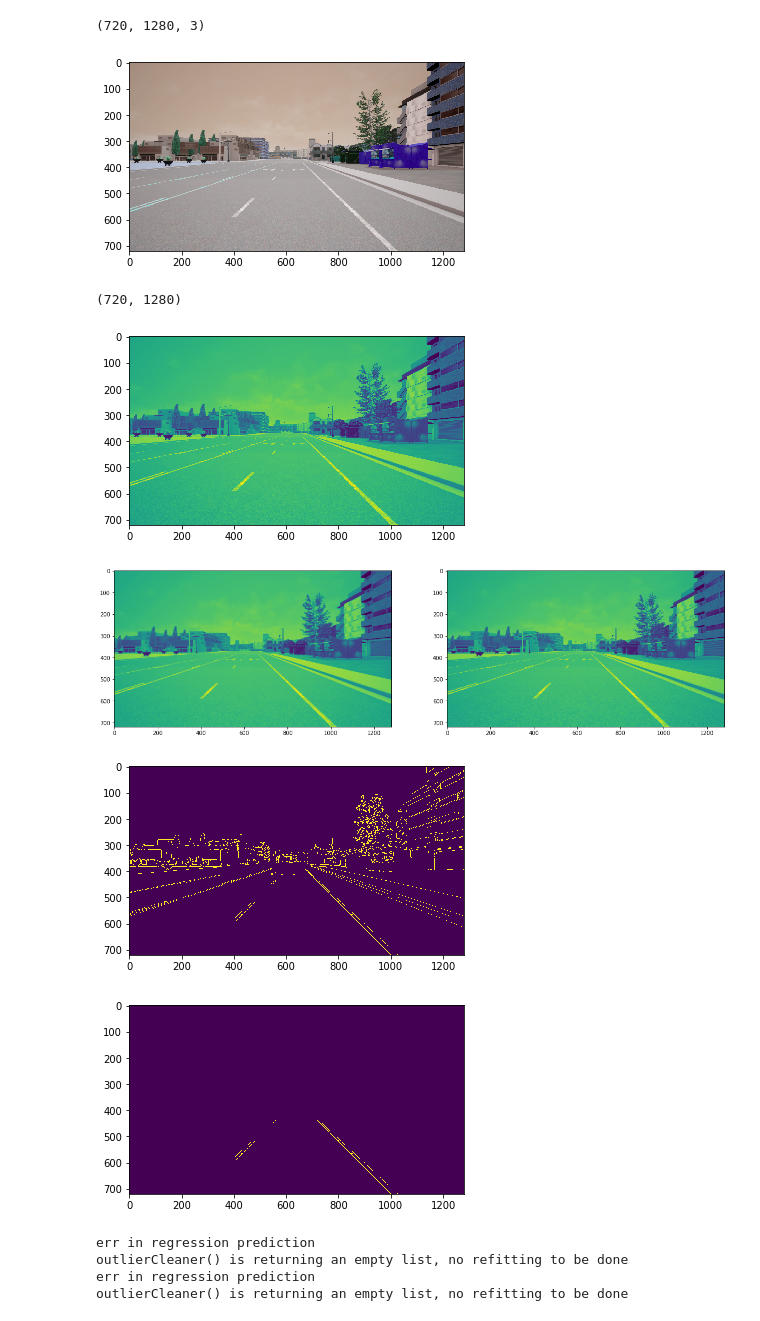
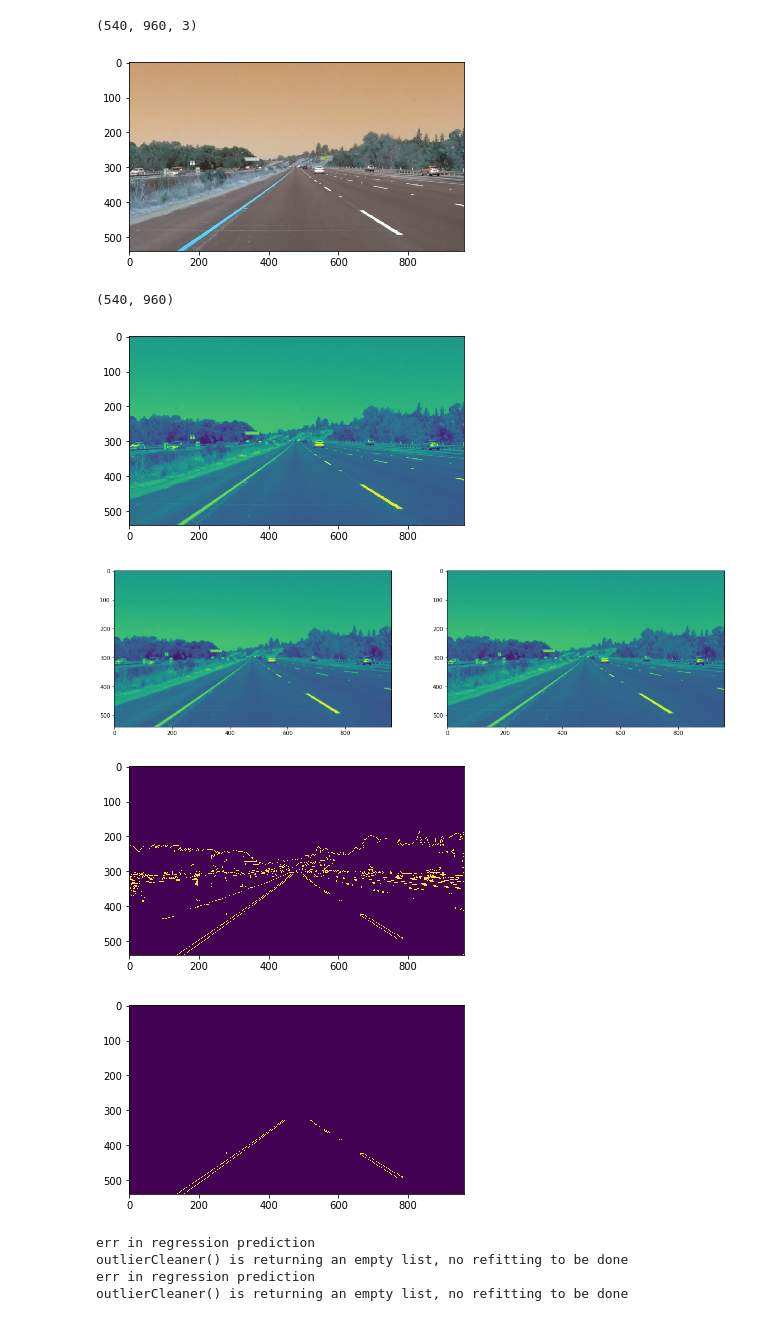
Before and after one commit to xia0long/self-driving-experiments-in-carla, a Jupyter notebook: lane-detection/Lane_Detection.ipynb, the cells around one changed output. Saved outputs shown, nothing was run; the diff lists cells and outputs as text; code cells hidden in the pictures.

```diff
--- a/lane-detection/Lane_Detection.ipynb
+++ b/lane-detection/Lane_Detection.ipynb
@@ -5,21 +5,21 @@ import numpy as np
 import matplotlib.pyplot as plt
 from sklearn.linear_model import LinearRegression
 # %%
-img = cv2.imread("test.jpg")
+img = cv2.imread("test2.jpg")
 print(img.shape)
 plt.imshow(img)
 plt.show()
 # %% [output]
-(720, 1280, 3)
+(540, 960, 3)
-[figure, old version]
+[figure, new version]
 # %%
 gray_img = cv2.cvtColor(img, cv2.COLOR_BGR2GRAY)
 print(gray_img.shape)
 plt.imshow(gray_img)
 plt.show()
 # %% [output]
-(720, 1280)
+(540, 960)
-[figure, old version]
+[figure, new version]
 # %%
 kernel_size = 3
 def gaussian_blur(img, kernel_size):
@@ -33,15 +33,16 @@ plt.subplot(1,2,2)
 plt.imshow(gray_img)
 plt.show()
 # %% [output]
-[figure, old version]
+[figure, new version]
 # %%
 low_threshold = 60
 high_threshold = 150
 canny_img = cv2.Canny(blur_img, low_threshold, high_threshold)
+cv2.imwrite('canny.jpg', canny_img)
 plt.imshow(canny_img)
 plt.show()
 # %% [output]
-[figure, old version]
+[figure, new version]
 # %%
 scale_w = 7 / 16
 scale_h = 11 / 18
@@ -65,10 +66,11 @@ def region_of_interest(img, vertices):
     return masked_image
 
 masked_edges = region_of_interest(canny_img, vertices)
+cv2.imwrite('masked_edges.jpg', masked_edges)
 plt.imshow(masked_edges)
 plt.show()
 # %% [output]
-[figure, old version]
+[figure, new version]
 # %%
 rho = 2  # distance resolution in pixels of the Hough grid
 theta = np.pi / 180  # angular resolution in radians of the Hough grid
```
Also changed, not shown: 1 other file.
